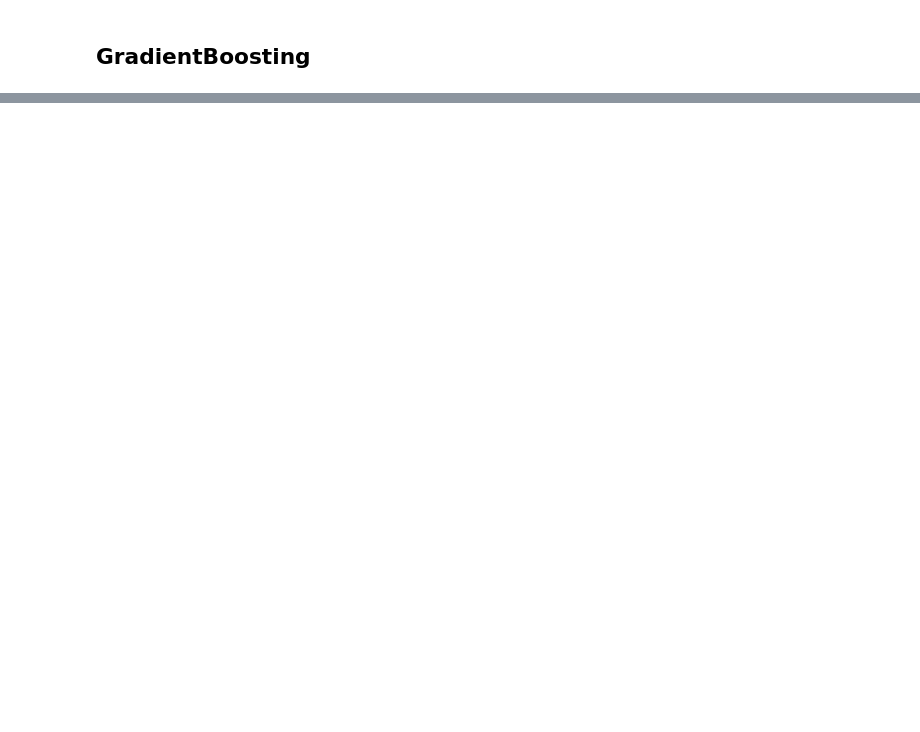
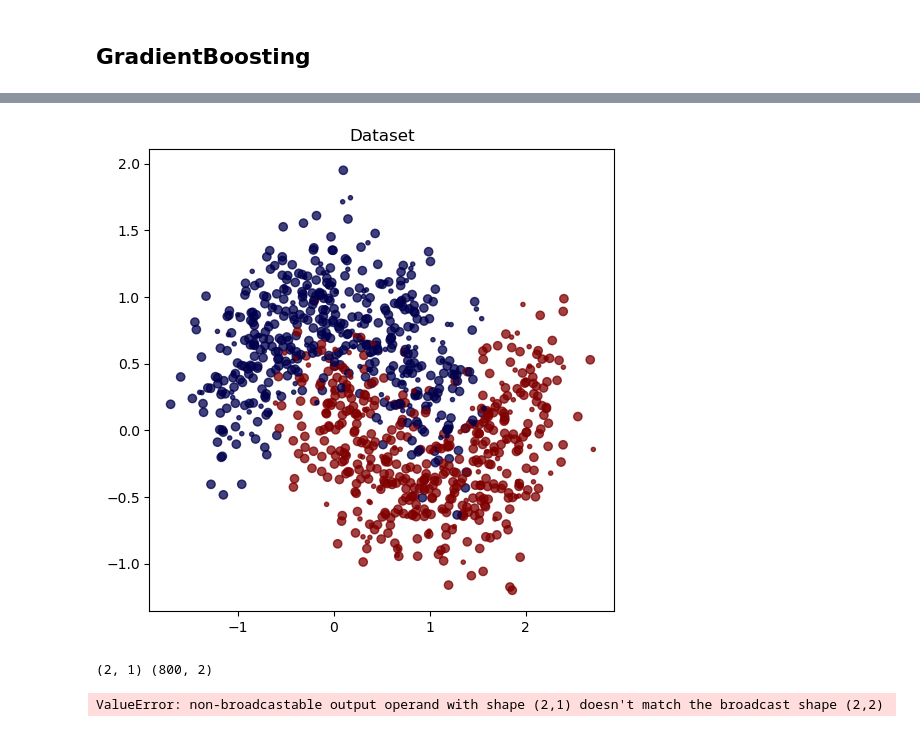
Before and after one commit to iliatarasov/machine-learning-algorithms-from-scratch, a Jupyter notebook: machine learning algorithms from scratch.ipynb, the cells around one changed output, grey strips where cells are left out. Cells and saved outputs as stored; diff of their text form; code cells hidden in the pictures; blank space fills up the shorter version.

```diff
--- a/machine learning algorithms from scratch.ipynb
+++ b/machine learning algorithms from scratch.ipynb
@@ -101,0 +119,38 @@ compare_classifiers([my_gradient_boost, gradient_boost_sklearn],
+# %%
+import numpy as np
+import matplotlib.pyplot as plt
+from sklearn.datasets import make_moons
+from sklearn.model_selection import train_test_split
+from utils.plot import compare_classifiers
+from utils.time import timed
+
+%matplotlib inline
+
+X, y = make_moons(n_samples=1000, noise=0.3)
+# convert labels from {0, 1} to {-1, 1}
+y[y == 0] = -1
+# generate data samples
+X_train, X_test, y_train, y_test = train_test_split(X, y, test_size=0.2)
+
+x_min, x_max = X[:, 0].min() - .5, X[:, 0].max() + .5
+y_min, y_max = X[:, 1].min() - .5, X[:, 1].max() + .5
+xx, yy = np.meshgrid(np.linspace(x_min, x_max, 30),
+                     np.linspace(y_min, y_max, 30))
+
+cmap = 'seismic'
+plt.figure(figsize=(6, 6))
+plt.scatter(X_train[:, 0], X_train[:, 1],
+            c=y_train, cmap=cmap, alpha=0.75)
+plt.scatter(X_test[:, 0], X_test[:, 1],
+            marker='.', c=y_test, cmap=cmap, alpha=0.75)
+plt.title('Dataset')
+plt.show()
+# %% [output]
+[figure, added]
+# %%
+from my_models.SVM import MySVM
+my_svm = MySVM()
+my_svm.fit(X_train, y_train)
+# %% [output]
+(2, 1) (800, 2)
+ValueError: non-broadcastable output operand with shape (2,1) doesn't match the broadcast shape (2,2)
```
Also changed, not shown: parts of 6 cells of this notebook, 1 other file.
